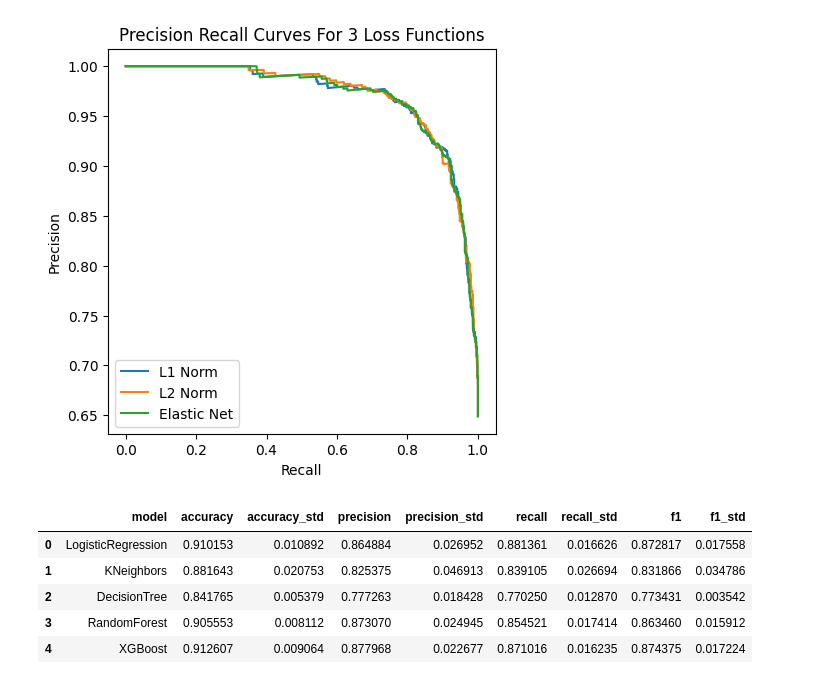
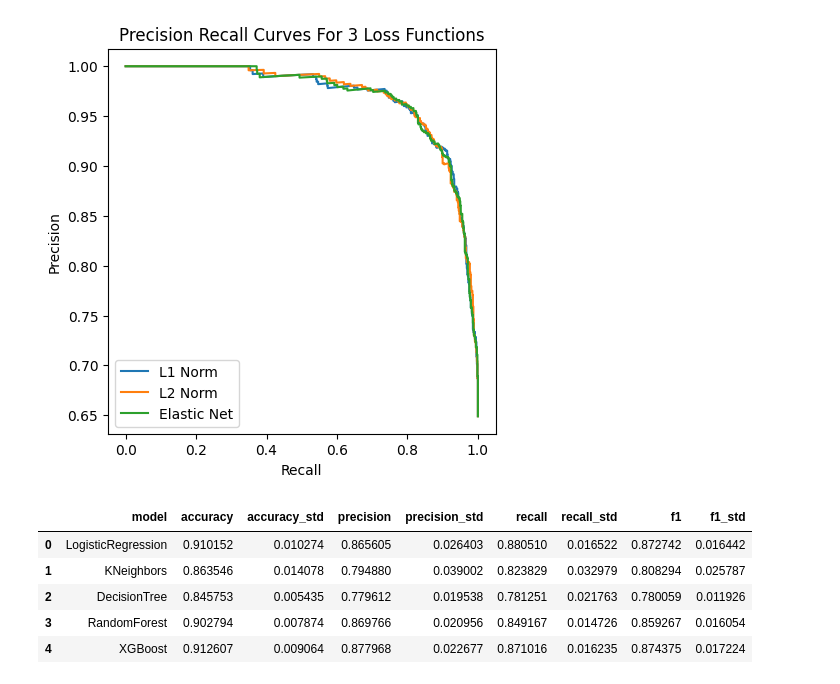
Before and after one commit to ajlukasiewicz/Team_9_MacLearn, a Jupyter notebook: Prediction_of_plant_associated_bacteria.ipynb, the cells around one changed output. Saved outputs shown, nothing was run; the diff lists cells and outputs as text; code cells hidden in the pictures.

```diff
--- a/Prediction_of_plant_associated_bacteria.ipynb
+++ b/Prediction_of_plant_associated_bacteria.ipynb
@@ -147,6 +145,8 @@ X_test = X_test[union_features]
 # %%
 #ML
 #Decision tree model building and evaluation
+
+'''
 twenty = [i for i in range(1, 20+1)]
 accuracies = {}
 
@@ -160,7 +160,8 @@ for depth in twenty:
 sorted_accuracies = sorted(accuracies.items(), key=lambda x:x[1], reverse=True)
 depth, _min_samples_leaf = sorted_accuracies[0][0]
 print(depth, _min_samples_leaf)
-
+'''
+depth, _min_samples_leaf = 11, 5  # Based on the former result, to save time
 clf1 = tree.DecisionTreeClassifier(max_depth=depth, min_samples_leaf=_min_samples_leaf, random_state=42)
 clf1.fit(X_train, y_train)
 y_pred1 = clf1.predict(X_test)
@@ -178,6 +178,8 @@ dt_min_samples_leaf = _min_samples_leaf
 # %%
 #ML
 #Random Forest model building and evaluation
+
+'''
 twenty = [i for i in range(1, 20+1)]
 accuracies = {}
 
@@ -192,7 +194,8 @@ for _n_estimators in [50, 100, 150]:
 sorted_accuracies = sorted(accuracies.items(), key=lambda x:x[1], reverse=True)
 _n_estimators, depth, _min_samples_leaf = sorted_accuracies[0][0]
 print(_n_estimators, depth, _min_samples_leaf)
-
+'''
+_n_estimators, depth, _min_samples_leaf = 50, 18, 1 # Based on the former result, to save time
 clf2 = RandomForestClassifier(n_estimators=_n_estimators, max_depth=depth, min_samples_leaf=_min_samples_leaf, random_state=42)
 clf2.fit(X_train, y_train.values.ravel())
 y_pred2 = clf2.predict(X_test)
@@ -212,6 +214,7 @@ RF_n_estimators, RF_depth, RF_min_samples_leaf = _n_estimators, depth, _min_samp
 XGB_y_test = y_test.replace("PA", 1).replace("NPA", 0)
 XGB_y_train = y_train.replace("PA", 1).replace("NPA", 0)
 
+'''
 twenty = [i for i in range(1, 20+1)]
 accuracies = {}
 
@@ -225,6 +228,8 @@ for _n_estimators in [50, 100, 150]:
 sorted_accuracies = sorted(accuracies.items(), key=lambda x:x[1], reverse=True)
 _n_estimators, depth = sorted_accuracies[0][0]
 print(_n_estimators, depth)
+'''
+_n_estimators, depth = 150, 8 # Based on the former result, to save time
 
 clf3 = xgb.XGBClassifier(objective="binary:logistic", n_estimators=_n_estimators, max_depth=depth, random_state=42)
 clf3.fit(X_train, XGB_y_train)
@@ -409,7 +413,7 @@ kf = KFold(n_splits=5, shuffle=True, random_state=42)
 # Initialize a dictionary to store the models; parameters provided by Sarah and Muyoung for their models
 models = {
     'LogisticRegression': LogisticRegression(max_iter = 500, penalty = 'l1', solver = 'saga'),
-    'KNeighbors': KNeighborsClassifier(n_neighbors=10),
+    'KNeighbors': KNeighborsClassifier(n_neighbors=23),
     'DecisionTree': DecisionTreeClassifier(max_depth=dt_depth, min_samples_leaf=dt_min_samples_leaf),
     'RandomForest': RandomForestClassifier(n_estimators=RF_n_estimators, max_depth=RF_depth, min_samples_leaf=RF_min_samples_leaf),
     'XGBoost': xgb.XGBClassifier(objective="binary:logistic", n_estimators=XGB_n_estimators, max_depth=XGB_depth, random_state=42)
@@ -446,37 +450,37 @@ for name, model in models.items():
           _pos_label = 1
 
         #calculate and print the precision
         precision.append(precision_score(y_test, y_pred, pos_label = _pos_label))
 
         # calculate and print the recall
         recall.append(recall_score(y_test, y_pred, pos_label = _pos_label))
 
         # calculate and print the F1 score
         f1_sc = f1_score(y_test, y_pred, pos_label = _pos_label)
         f1.append(f1_sc)
 
     # Compute the mean and standard deviation of the accuracies
     mean_accuracy = np.mean(accuracies)
     std_accuracy = np.std(accuracies)
 
     cross_val["model"].append(name)
     cross_val["accuracy"].append(mean_accuracy)
     cross_val["accuracy_std"].append(std_accuracy)
     cross_val["precision"].append(np.mean(precision))
     cross_val["precision_std"].append(np.std(precision))
     cross_val["recall"].append(np.mean(recall))
     cross_val["recall_std"].append(np.std(recall))
     cross_val["f1"].append(np.mean(f1))
     cross_val["f1_std"].append(np.std(f1))
 
 cross_val = pd.DataFrame.from_dict(cross_val)
 cross_val
 # %% [output]
 |  | model | accuracy | accuracy_std | precision | precision_std | recall | recall_std | f1 | f1_std |
-| 0 | LogisticRegression | 0.910153 | 0.010892 | 0.864884 | 0.026952 | 0.881361 | 0.016626 | 0.872817 | 0.017558 |
-| 1 | KNeighbors | 0.881643 | 0.020753 | 0.825375 | 0.046913 | 0.839105 | 0.026694 | 0.831866 | 0.034786 |
-| 2 | DecisionTree | 0.841765 | 0.005379 | 0.777263 | 0.018428 | 0.770250 | 0.012870 | 0.773431 | 0.003542 |
-| 3 | RandomForest | 0.905553 | 0.008112 | 0.873070 | 0.024945 | 0.854521 | 0.017414 | 0.863460 | 0.015912 |
+| 0 | LogisticRegression | 0.910152 | 0.010274 | 0.865605 | 0.026403 | 0.880510 | 0.016522 | 0.872742 | 0.016442 |
+| 1 | KNeighbors | 0.863546 | 0.014078 | 0.794880 | 0.039002 | 0.823829 | 0.032979 | 0.808294 | 0.025787 |
+| 2 | DecisionTree | 0.845753 | 0.005435 | 0.779612 | 0.019538 | 0.781251 | 0.021763 | 0.780059 | 0.011926 |
+| 3 | RandomForest | 0.902794 | 0.007874 | 0.869766 | 0.020956 | 0.849167 | 0.014726 | 0.859267 | 0.016054 |
 | 4 | XGBoost | 0.912607 | 0.009064 | 0.877968 | 0.022677 | 0.871016 | 0.016235 | 0.874375 | 0.017224 |
 # %%
 #SC
```
Also changed, not shown: parts of 11 cells of this notebook.
